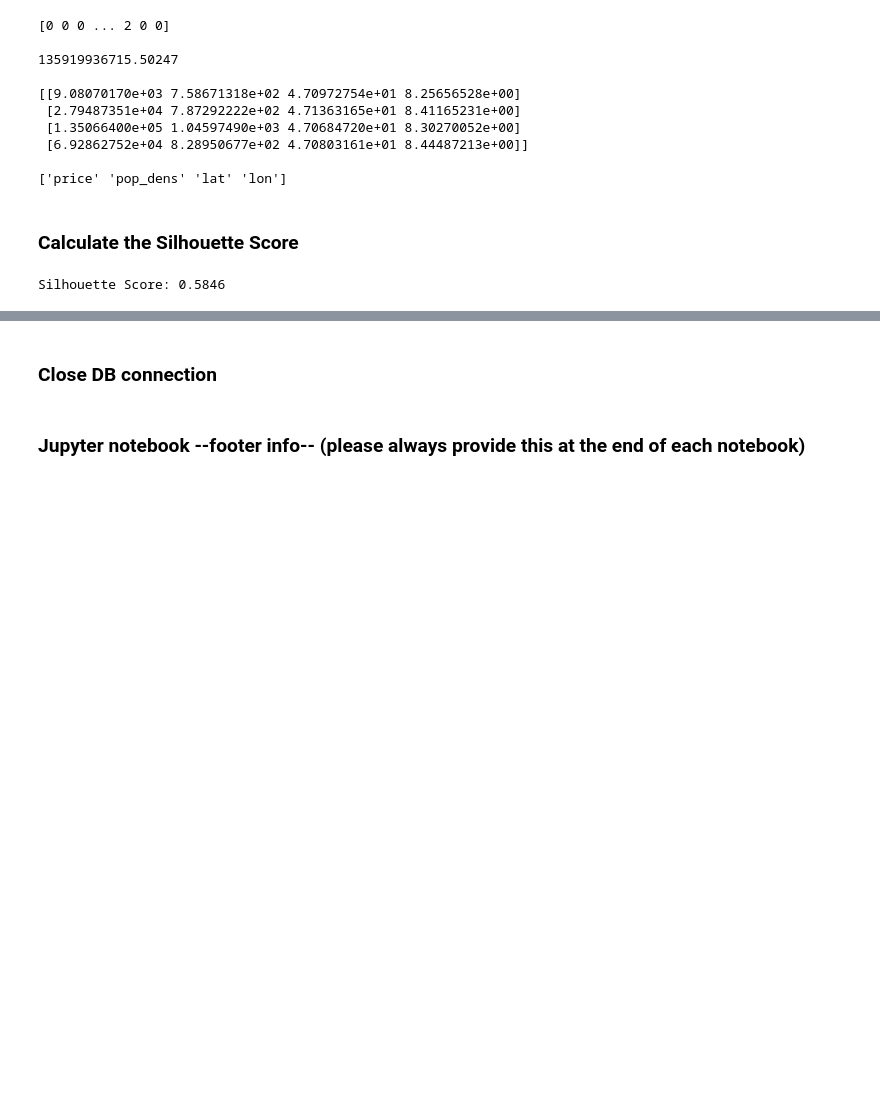
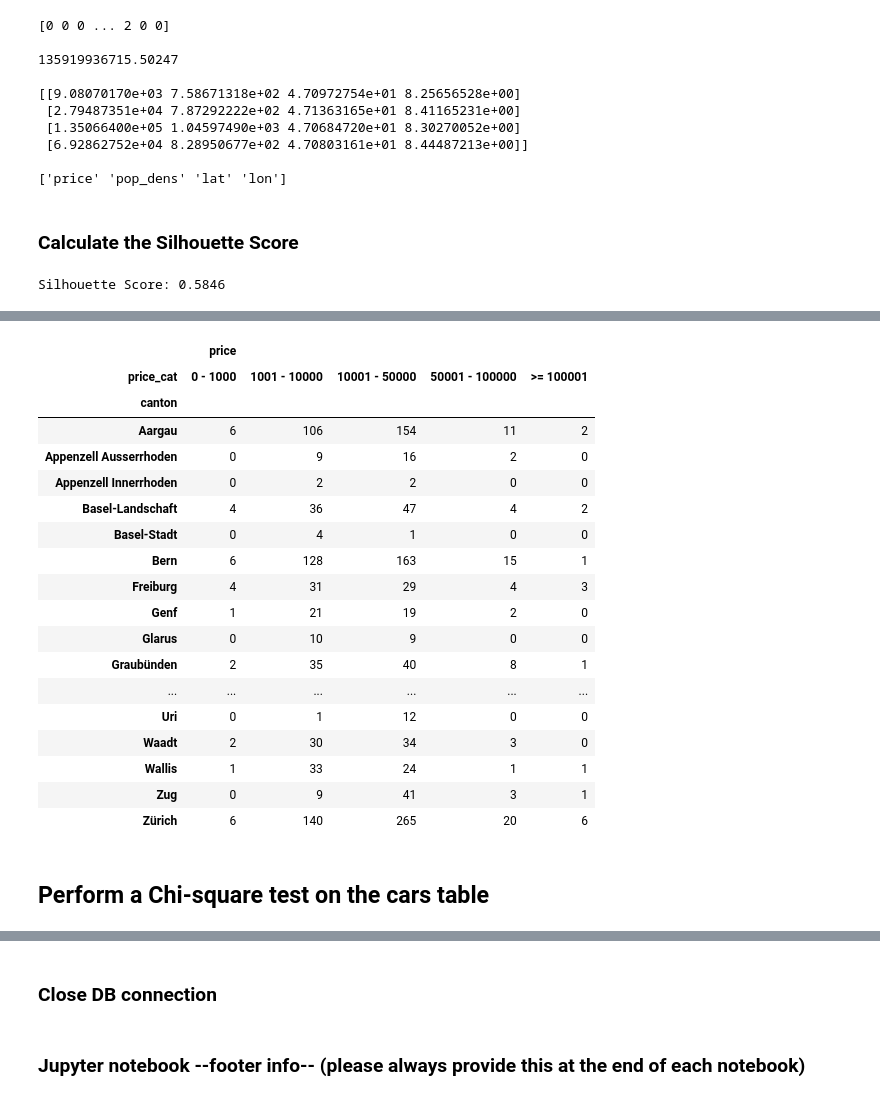
Before and after one commit to Sapdmsql/data_analytics_python_postgres, a Jupyter notebook: jupyter_postgres_db.ipynb, the cells around one changed output, grey strips where cells are left out. Cells and saved outputs as stored; diff of their text form; code cells hidden in the pictures; blank space fills up the shorter version.

Commit message:
Chi-square test

```diff
--- a/jupyter_postgres_db.ipynb
+++ b/jupyter_postgres_db.ipynb
@@ -1426,3 +1426,12 @@ print(kmeans_oldtimer.feature_names_in_)
 print(f'Silhouette Score: {silhouette_score(X3, kmeans_oldtimer.labels_):.4f}')
 # %% [output]
 Silhouette Score: 0.5846
+# %%
+# Create labels
+labels = ['0 - 1000', '1001 - 10000', '10001 - 50000', '50001 - 100000', '>= 100001']
+
+# Create new categorical variable
+df_filtered["price_cat"] = pd.cut(df_filtered['price'], bins=[0, 1001, 10001, 50001, 100001, 180000], labels=labels)
+
+# Check values
+df_filtered[['price', 'price_cat']].head(10)
@@ -1428,0 +1450,29 @@ Silhouette Score: 0.5846
+# %%
+# Contingency table (numbers in the table are apartments)
+tab = pd.pivot_table(df_filtered[['price', 'canton', 'price_cat']],
+                     index=['canton'],
+                     columns=['price_cat'],
+                     aggfunc='count')
+tab
+# %% [output]
+|  | price |  |  |  |  |
+| price_cat | 0 - 1000 | 1001 - 10000 | 10001 - 50000 | 50001 - 100000 | >= 100001 |
+| canton |  |  |  |  |  |
+| Aargau | 6 | 106 | 154 | 11 | 2 |
+| Appenzell Ausserrhoden | 0 | 9 | 16 | 2 | 0 |
+| Appenzell Innerrhoden | 0 | 2 | 2 | 0 | 0 |
+| Basel-Landschaft | 4 | 36 | 47 | 4 | 2 |
+| Basel-Stadt | 0 | 4 | 1 | 0 | 0 |
+| Bern | 6 | 128 | 163 | 15 | 1 |
+| Freiburg | 4 | 31 | 29 | 4 | 3 |
+| Genf | 1 | 21 | 19 | 2 | 0 |
+| Glarus | 0 | 10 | 9 | 0 | 0 |
+| Graubünden | 2 | 35 | 40 | 8 | 1 |
+| ... | ... | ... | ... | ... | ... |
+| Uri | 0 | 1 | 12 | 0 | 0 |
+| Waadt | 2 | 30 | 34 | 3 | 0 |
+| Wallis | 1 | 33 | 24 | 1 | 1 |
+| Zug | 0 | 9 | 41 | 3 | 1 |
+| Zürich | 6 | 140 | 265 | 20 | 6 |
+# %% [markdown]
+## Perform a Chi-square test on the cars table
```
Also changed, not shown: parts of 2 cells of this notebook.
